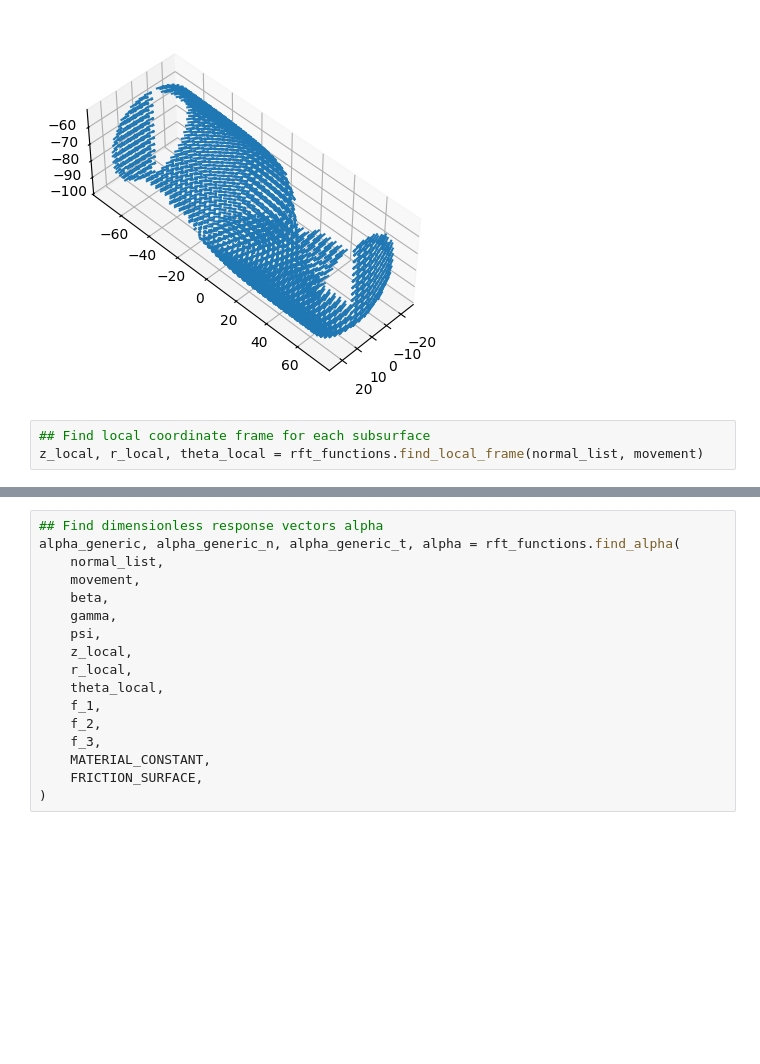
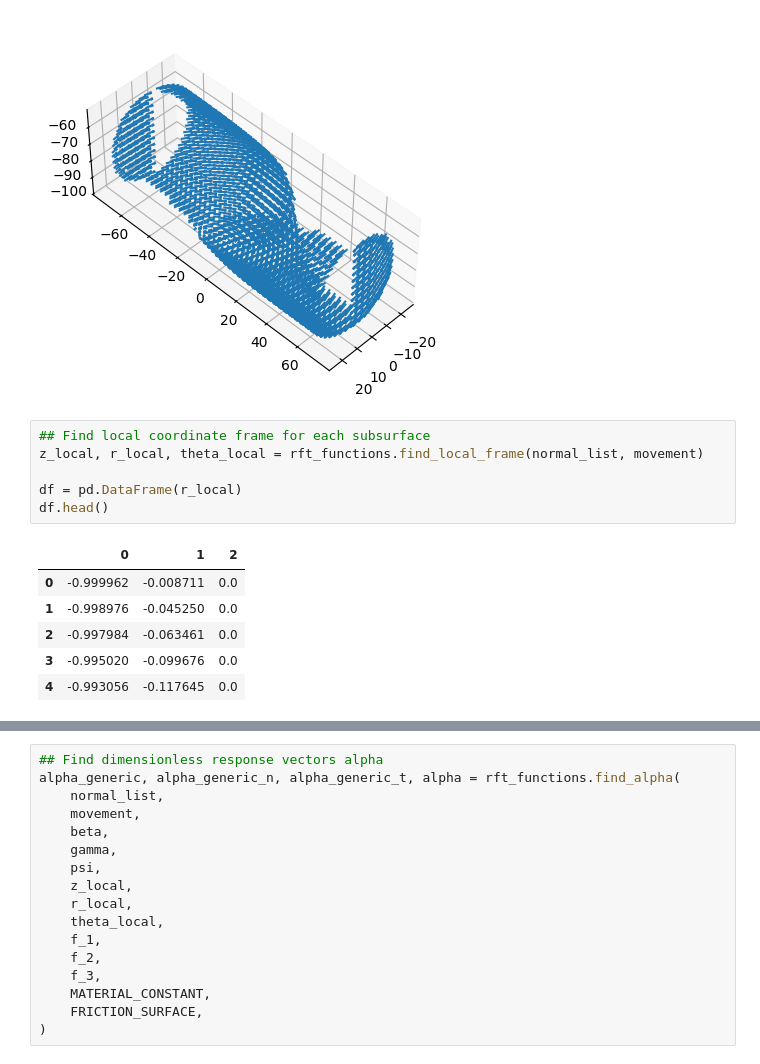
Before and after one commit to Hanneszz/3dRFT-py, a Jupyter notebook: rft_analysis.ipynb, the cells around one changed output, grey strips where cells are left out. Saved outputs shown, nothing was run; the diff lists cells and outputs as text; blank space fills up the shorter version.

```diff
--- a/rft_analysis.ipynb
+++ b/rft_analysis.ipynb
@@ -142,6 +142,16 @@ plt.show()
 # %%
 ## Find local coordinate frame for each subsurface
 z_local, r_local, theta_local = rft_functions.find_local_frame(normal_list, movement)
+
+df = pd.DataFrame(r_local)
+df.head()
+# %% [output]
+|  | 0 | 1 | 2 |
+| 0 | -0.999962 | -0.008711 | 0.0 |
+| 1 | -0.998976 | -0.045250 | 0.0 |
+| 2 | -0.997984 | -0.063461 | 0.0 |
+| 3 | -0.995020 | -0.099676 | 0.0 |
+| 4 | -0.993056 | -0.117645 | 0.0 |
 # %%
 ## Find the characteristic angles of the RFT method
 beta, gamma, psi = rft_functions.find_angles(
```
Also changed, not shown: parts of 2 cells of this notebook, 1 other file.
